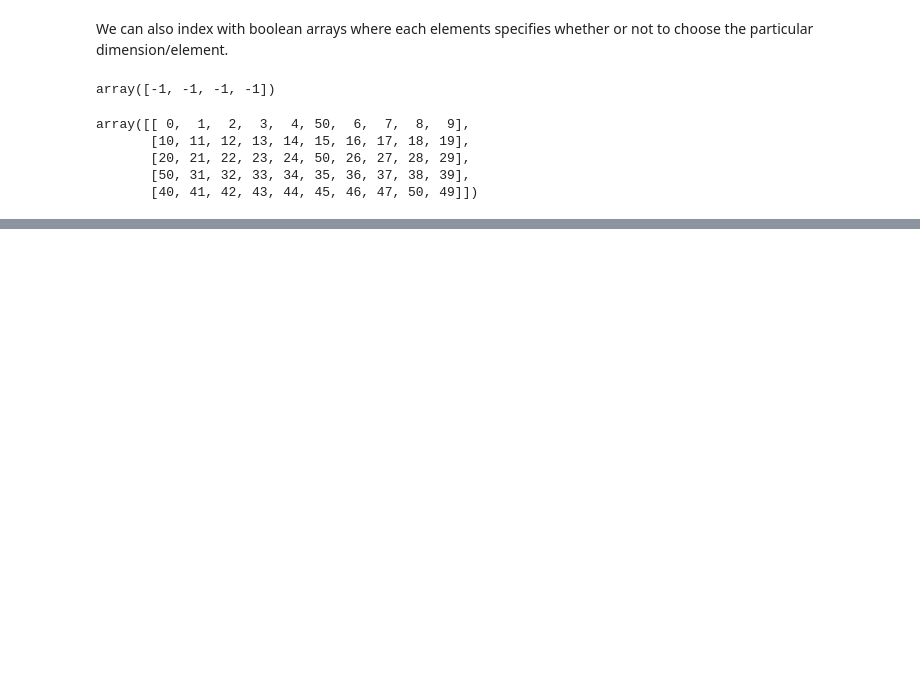
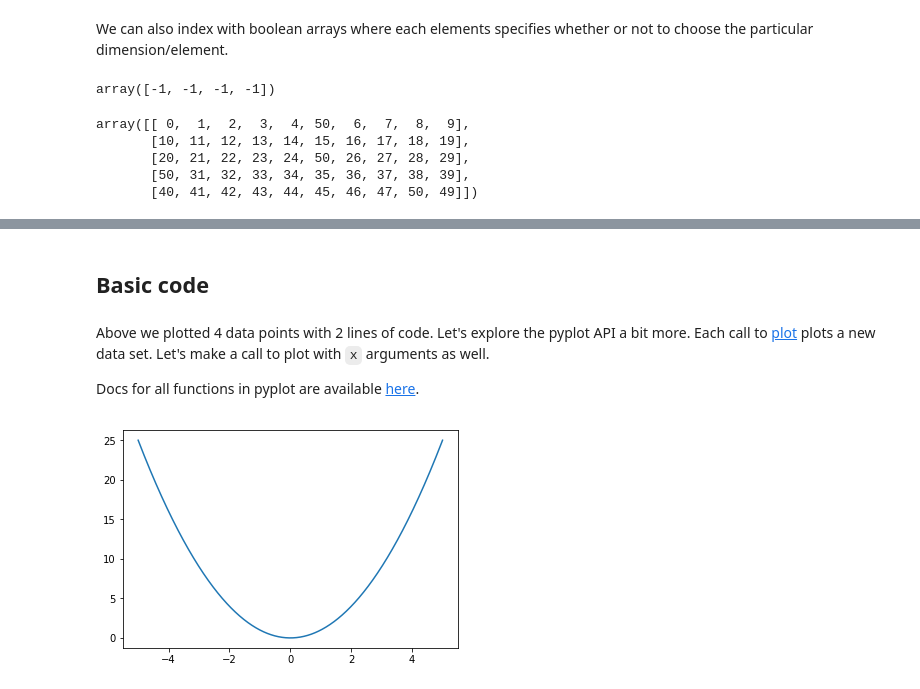
Before and after one commit to RohanBh/learning-python, a Jupyter notebook: exploring-scientific-libraries.ipynb, the cells around one changed output, grey strips where cells are left out. Drawn from its saved outputs; the diff is of its cells as text; code cells hidden in the pictures; blank space fills up the shorter version.

```diff
--- a/exploring-scientific-libraries.ipynb
+++ b/exploring-scientific-libraries.ipynb
@@ -696,0 +744,15 @@ array([[ 0,  1,  2,  3,  4, 50,  6,  7,  8,  9],
+# %% [markdown]
+## Basic code
+# %% [markdown]
+Above we plotted 4 data points with 2 lines of code. Let's explore the pyplot API a bit more. Each call to [plot][1] plots a new data set. Let's make a call to plot with `x` arguments as well.
+
+Docs for all functions in pyplot are available [here][2].
+
+[1]: https://matplotlib.org/api/_as_gen/matplotlib.pyplot.plot.html#matplotlib.pyplot.plot
+[2]: https://matplotlib.org/api/pyplot_summary.html
+# %%
+a = np.linspace(-5, 5, 1000)
+plt.plot(a, a ** 2) # a: x coordinates of data points, a ** 2: y coordinates
+plt.show()
+# %% [output]
+[figure, added]
```
Also changed, not shown: parts of 33 cells of this notebook.
